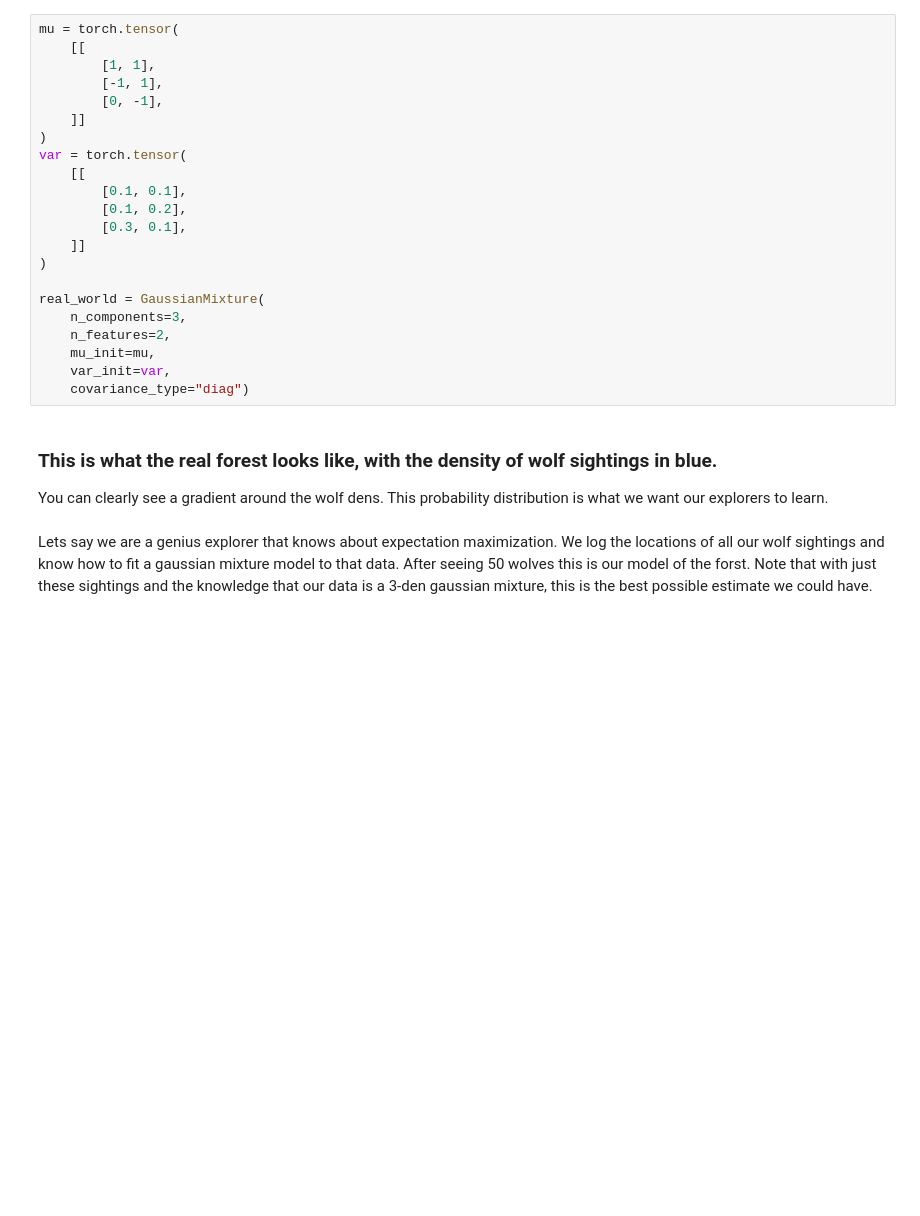
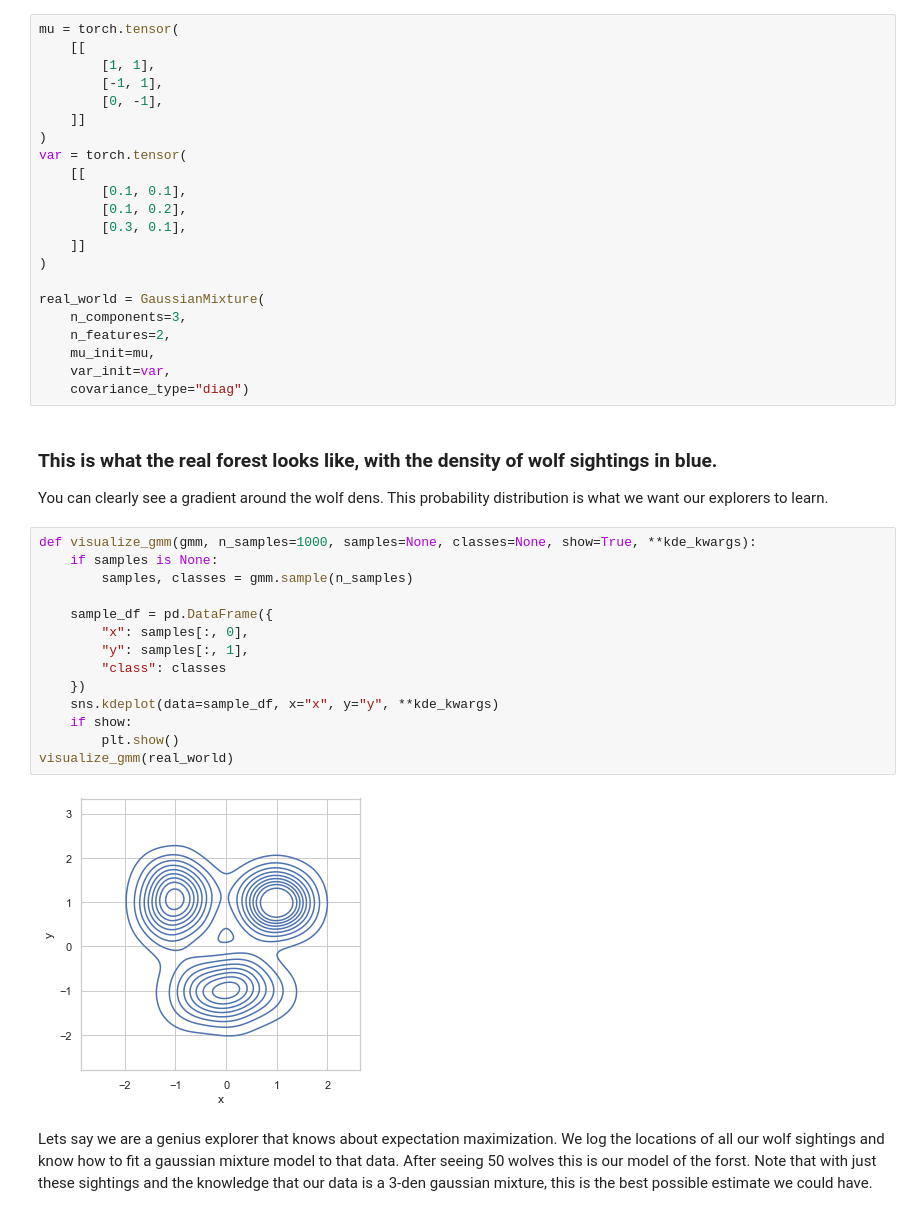
Before and after one commit to Aidankeogh/truth_graph, a Jupyter notebook: card_1_intuition.ipynb, the cells around one changed output. Cells and saved outputs as stored; diff of their text form; blank space fills up the shorter version.

```diff
--- a/card_1_intuition.ipynb
+++ b/card_1_intuition.ipynb
@@ -46,6 +47,22 @@ real_world = GaussianMixture(
 ### This is what the real forest looks like, with the density of wolf sightings in blue.
 
 You can clearly see a gradient around the wolf dens. This probability distribution is what we want our explorers to learn.
+# %%
+def visualize_gmm(gmm, n_samples=1000, samples=None, classes=None, show=True, **kde_kwargs):
+    if samples is None:
+        samples, classes = gmm.sample(n_samples)
+
+    sample_df = pd.DataFrame({
+        "x": samples[:, 0],
+        "y": samples[:, 1],
+        "class": classes
+    })
+    sns.kdeplot(data=sample_df, x="x", y="y", **kde_kwargs)
+    if show:
+        plt.show()
+visualize_gmm(real_world)
+# %% [output]
+[figure, added]
 # %% [markdown]
 Lets say we are a genius explorer that knows about expectation maximization. We log the locations of all our wolf sightings and know how to fit a gaussian mixture model to that data. After seeing 50 wolves this is our model of the forst. Note that with just these sightings and the knowledge that our data is a 3-den gaussian mixture, this is the best possible estimate we could have.
 # %%
```
Also changed, not shown: parts of 3 cells of this notebook, 1 other file.
